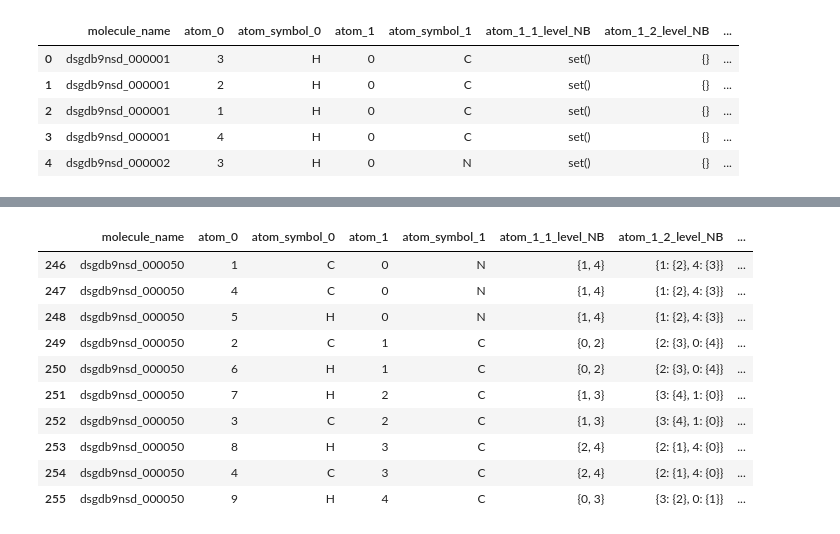
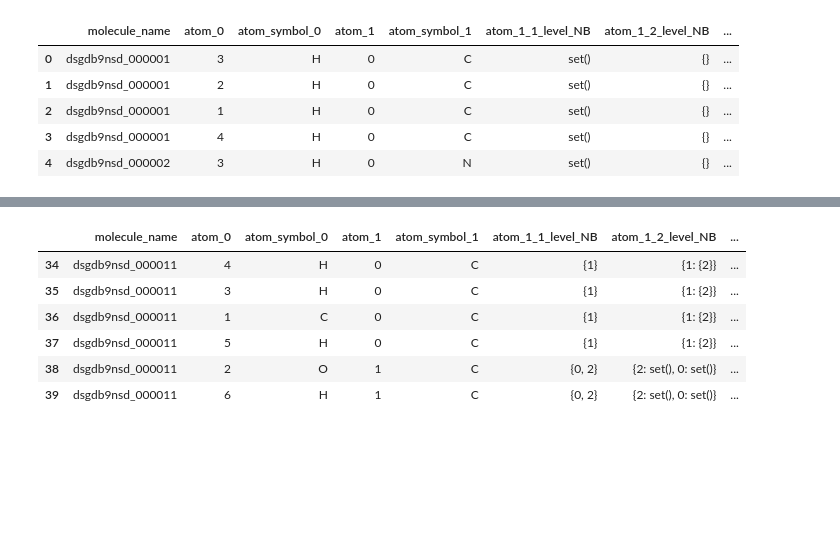
Before and after one commit to johngreibelarsen/predicting-molecular-properties, a Jupyter notebook: basic_feature_engineering_v8.ipynb, the cells around one changed output, grey strips where cells are left out. Cells and saved outputs as stored; diff of their text form; code cells hidden in the pictures; blank space fills up the shorter version.

```diff
--- a/basic_feature_engineering_v8.ipynb
+++ b/basic_feature_engineering_v8.ipynb
@@ -324,17 +330,13 @@ Index: 264 H
 # %%
-molecular_structures.loc[molecular_structures['molecule_name'] == 'dsgdb9nsd_000050']
+molecular_structures.loc[molecular_structures['molecule_name'] == 'dsgdb9nsd_000011']
 # %% [output]
 |  | molecule_name | atom_0 | atom_symbol_0 | atom_1 | atom_symbol_1 | atom_1_1_level_NB | atom_1_2_level_NB | ... |
-| 246 | dsgdb9nsd_000050 | 1 | C | 0 | N | {1, 4} | {1: {2}, 4: {3}} | ... |
-| 247 | dsgdb9nsd_000050 | 4 | C | 0 | N | {1, 4} | {1: {2}, 4: {3}} | ... |
-| 248 | dsgdb9nsd_000050 | 5 | H | 0 | N | {1, 4} | {1: {2}, 4: {3}} | ... |
-| 249 | dsgdb9nsd_000050 | 2 | C | 1 | C | {0, 2} | {2: {3}, 0: {4}} | ... |
-| 250 | dsgdb9nsd_000050 | 6 | H | 1 | C | {0, 2} | {2: {3}, 0: {4}} | ... |
-| 251 | dsgdb9nsd_000050 | 7 | H | 2 | C | {1, 3} | {3: {4}, 1: {0}} | ... |
-| 252 | dsgdb9nsd_000050 | 3 | C | 2 | C | {1, 3} | {3: {4}, 1: {0}} | ... |
-| 253 | dsgdb9nsd_000050 | 8 | H | 3 | C | {2, 4} | {2: {1}, 4: {0}} | ... |
-| 254 | dsgdb9nsd_000050 | 4 | C | 3 | C | {2, 4} | {2: {1}, 4: {0}} | ... |
-| 255 | dsgdb9nsd_000050 | 9 | H | 4 | C | {0, 3} | {3: {2}, 0: {1}} | ... |
+| 34 | dsgdb9nsd_000011 | 4 | H | 0 | C | {1} | {1: {2}} | ... |
+| 35 | dsgdb9nsd_000011 | 3 | H | 0 | C | {1} | {1: {2}} | ... |
+| 36 | dsgdb9nsd_000011 | 1 | C | 0 | C | {1} | {1: {2}} | ... |
+| 37 | dsgdb9nsd_000011 | 5 | H | 0 | C | {1} | {1: {2}} | ... |
+| 38 | dsgdb9nsd_000011 | 2 | O | 1 | C | {0, 2} | {2: set(), 0: set()} | ... |
+| 39 | dsgdb9nsd_000011 | 6 | H | 1 | C | {0, 2} | {2: set(), 0: set()} | ... |
 # %%
 def calculate(row):
     NB_left_group = row['NB_left_group']
```
Also changed, not shown: parts of 4 cells of this notebook, 1 other file.
